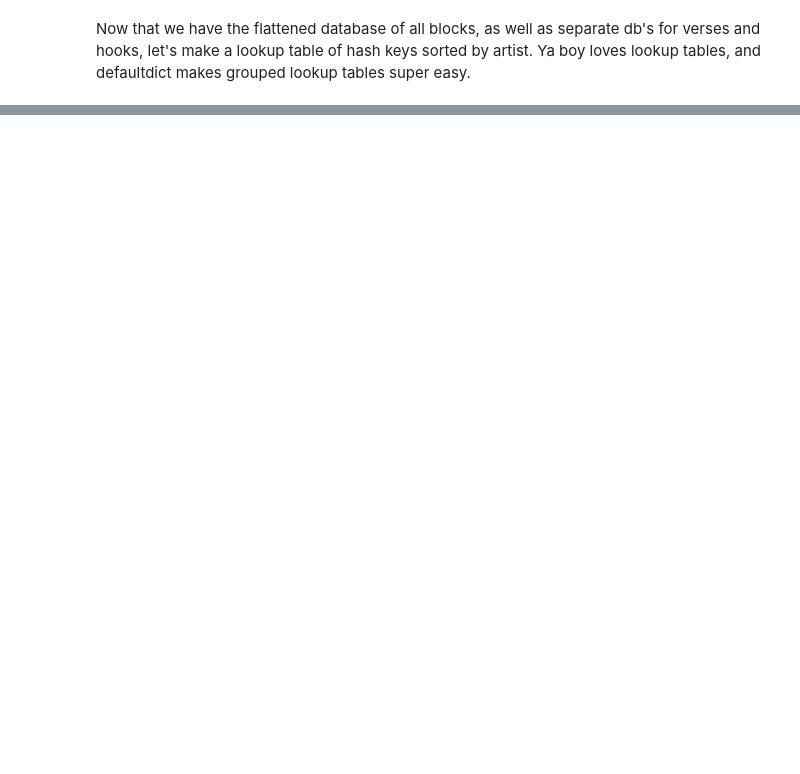
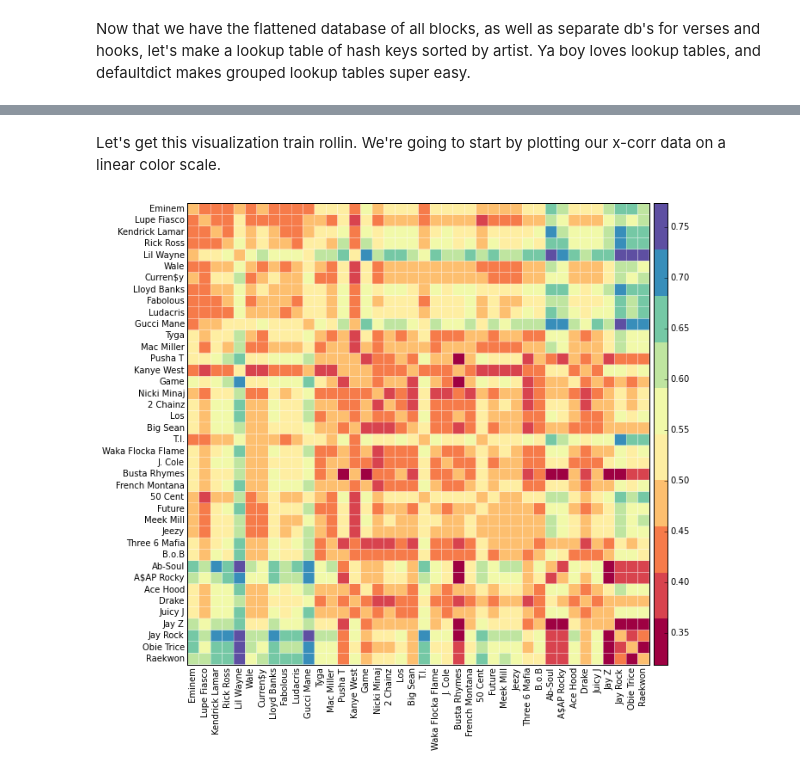
Before and after one commit to baronvonbadguy/genius-scraper, a Jupyter notebook: Exploration.ipynb, the cells around one changed output, grey strips where cells are left out. Cells and saved outputs as stored; diff of their text form; code cells hidden in the pictures; blank space fills up the shorter version.

```diff
--- a/Exploration.ipynb
+++ b/Exploration.ipynb
@@ -194,0 +236,2 @@ plt.scatter(x, y)
+# %%
+dfc = pd.DataFrame.from_dict(cov_dict(top40)).sort(columns='order', ascending=False)[top40.index.values]
@@ -194,0 +257,34 @@ plt.scatter(x, y)
+# %%
+#borrowed this from https://gist.github.com/gjx/6661288
+def heatmap(df,
+            edgecolors='w',
+            cmap=mpl.cm.get_cmap('Spectral', 10),
+            log=False):
+    width = len(df.columns)/4
+    height = len(df.index)/4
+    cmap.set_over('w')
+    fig, ax = plt.subplots(figsize=(width,height))
+    heatmap = ax.pcolor(df,
+                        edgecolors=edgecolors,  # put white lines between squares in heatmap
+                        cmap=cmap,
+                        norm=mpl.colors.LogNorm() if log else None)
+
+    ax.autoscale(tight=True)  # get rid of whitespace in margins of heatmap
+    ax.set_aspect('equal')  # ensure heatmap cells are square
+    ax.xaxis.set_ticks_position('bottom')  # put column labels at the top
+    ax.tick_params(bottom='off', top='off', left='off', right='off')  # turn off ticks
+
+    plt.yticks(np.arange(len(df.index)) + 0.5, df.index)
+    plt.xticks(np.arange(len(df.columns)) + 0.5, df.columns, rotation=90)
+
+    # ugliness from http://matplotlib.org/users/tight_layout_guide.html
+    from mpl_toolkits.axes_grid1 import make_axes_locatable
+    divider = make_axes_locatable(ax)
+    cax = divider.append_axes("right", "3%", pad="1%")
+    plt.colorbar(heatmap, cax=cax)
+# %% [markdown]
+Let's get this visualization train rollin.  We're going to start by plotting our x-corr data on a linear color scale.
+# %%
+heatmap(dfc)
+# %% [output]
+[figure, added]
```
Also changed, not shown: parts of 37 cells of this notebook.
